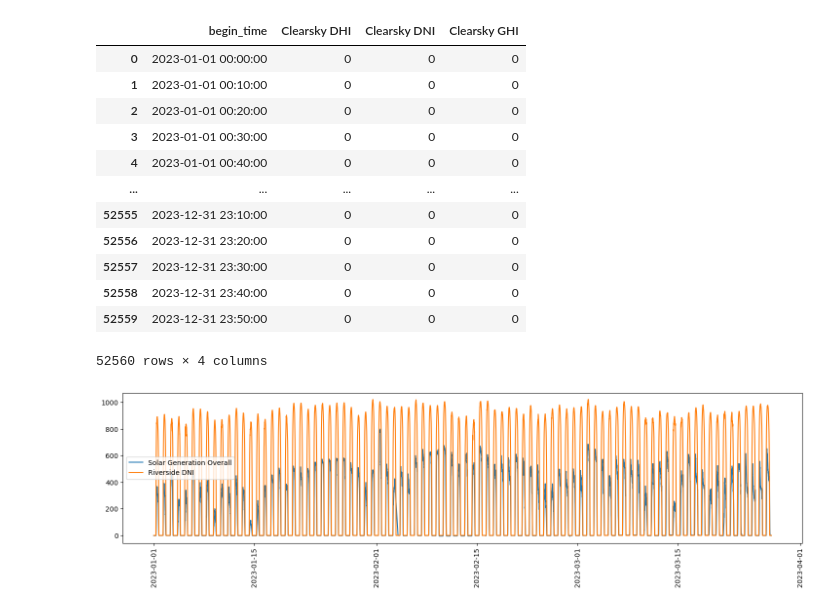
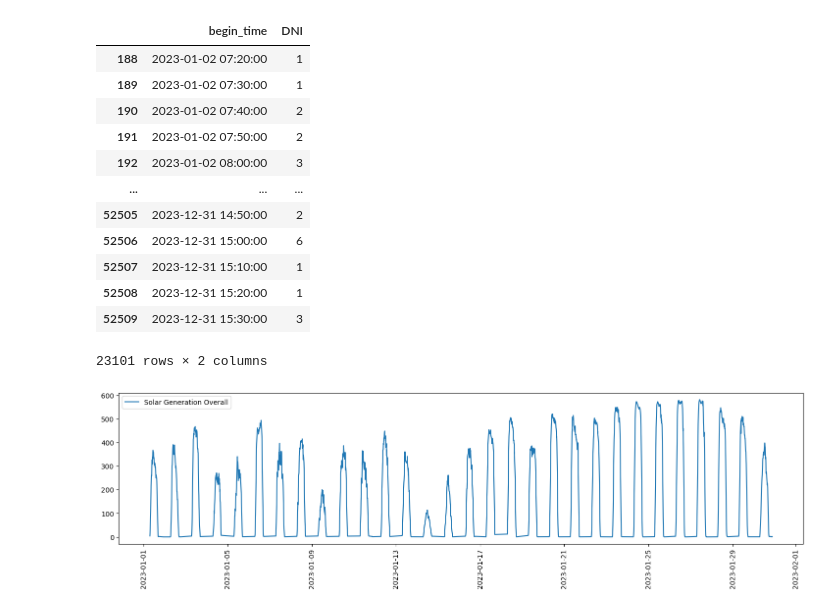
Before and after one commit to shabarishch/PowerPrices, a Jupyter notebook: Shabarish_local_main.ipynb, the cells around one changed output. Drawn from its saved outputs; the diff is of its cells as text; code cells hidden in the pictures.

```diff
--- a/Shabarish_local_main.ipynb
+++ b/Shabarish_local_main.ipynb
@@ -18,9 +18,13 @@ gendata.rename(columns={'Local Timestamp Pacific Time (Interval Beginning)':'beg
 gendata['begin_time'] = pd.to_datetime(gendata['begin_time'])
 gendata = gendata[gendata['begin_time'].apply(lambda x: x.minute % 10 == 0)]
 gendata['solar_scaled'] = gendata.apply(lambda x: x['Solar Generation (MW)']/20 , axis=1)
+gendata = gendata[gendata.apply(lambda x : x['solar_scaled']>0, axis=1)]
 
 # Solar footprints file in data folder gives areas of solar farms, Riverside county seems to have two large solar farms so selected that for sunshine data
 
-riverside_sunshine_data = pd.read_csv('Data/890384_33.98_-117.37_2023.csv', skiprows=2)
+riverside_sunshine_data = pd.read_csv('Data/riverside.csv', skiprows=2)
 riverside_sunshine_data['begin_time'] = riverside_sunshine_data.apply(lambda x: datetime.datetime(int(x['Year']), int(x['Month']), int(x['Day']), int(x['Hour']), int(x['Minute']),0) , axis=1)
+
+kings_sunshine_data = pd.read_csv('Data/kings.csv', skiprows=2)
+kings_sunshine_data['begin_time'] = kings_sunshine_data.apply(lambda x: datetime.datetime(int(x['Year']), int(x['Month']), int(x['Day']), int(x['Hour']), int(x['Minute']),0) , axis=1)
 # %%
@@ -29,32 +121,35 @@ def filter_times(df, time1, time2):
 # %%
 # DHI, DNI and GHI are different kinds of radiation
-riverside_sunshine_data[['begin_time', 'Clearsky DHI', 'Clearsky DNI', 'Clearsky GHI']]
+riverside_sunshine_data[['begin_time', 'DNI']][riverside_sunshine_data.apply(lambda x: x['DNI']>0, axis=1)]
 # %% [output]
-|  | begin_time | Clearsky DHI | Clearsky DNI | Clearsky GHI |
-| 0 | 2023-01-01 00:00:00 | 0 | 0 | 0 |
-| 1 | 2023-01-01 00:10:00 | 0 | 0 | 0 |
-| 2 | 2023-01-01 00:20:00 | 0 | 0 | 0 |
-| 3 | 2023-01-01 00:30:00 | 0 | 0 | 0 |
-| 4 | 2023-01-01 00:40:00 | 0 | 0 | 0 |
-| ... | ... | ... | ... | ... |
-| 52555 | 2023-12-31 23:10:00 | 0 | 0 | 0 |
-| 52556 | 2023-12-31 23:20:00 | 0 | 0 | 0 |
-| 52557 | 2023-12-31 23:30:00 | 0 | 0 | 0 |
-| 52558 | 2023-12-31 23:40:00 | 0 | 0 | 0 |
-| 52559 | 2023-12-31 23:50:00 | 0 | 0 | 0 |
+|  | begin_time | DNI |
+| 188 | 2023-01-02 07:20:00 | 1 |
+| 189 | 2023-01-02 07:30:00 | 1 |
+| 190 | 2023-01-02 07:40:00 | 2 |
+| 191 | 2023-01-02 07:50:00 | 2 |
+| 192 | 2023-01-02 08:00:00 | 3 |
+| ... | ... | ... |
+| 52505 | 2023-12-31 14:50:00 | 2 |
+| 52506 | 2023-12-31 15:00:00 | 6 |
+| 52507 | 2023-12-31 15:10:00 | 1 |
+| 52508 | 2023-12-31 15:20:00 | 1 |
+| 52509 | 2023-12-31 15:30:00 | 3 |
-52560 rows × 4 columns
+23101 rows × 2 columns
 # %%
 time1 = datetime.datetime(2023, 1, 1, 0, 0, 0)
-time2 = datetime.datetime(2023, 3, 28, 0, 0, 0)
+time2 = datetime.datetime(2023, 1, 31, 0, 0, 0)
 
 plt.figure(figsize=(18, 4))
 plt.plot(gendata[filter_times(gendata, time1, time2)]['begin_time'], gendata[filter_times(gendata, time1, time2)]['solar_scaled'], label='Solar Generation Overall')
 #plt.plot(pricedata[filter_times(pricedata, time1, time2)]['begin_time'], pricedata[filter_times(pricedata, time1, time2)]['NP-15 LMP'])
 #plt.plot(riverside_sunshine_data[filter_times(riverside_sunshine_data, time1, time2)]['begin_time'], riverside_sunshine_data[filter_times(riverside_sunshine_data, time1, time2)]['Clearsky DHI'], label='Riverside DHI')
-plt.plot(riverside_sunshine_data[filter_times(riverside_sunshine_data, time1, time2)]['begin_time'], riverside_sunshine_data[filter_times(riverside_sunshine_data, time1, time2)]['Clearsky DNI'], label='Riverside DNI')
+#plt.plot(riverside_sunshine_data[filter_times(riverside_sunshine_data, time1, time2)]['begin_time'], riverside_sunshine_data[filter_times(riverside_sunshine_data, time1, time2)]['DNI'], label='Riverside DNI')
 #plt.plot(riverside_sunshine_data[filter_times(riverside_sunshine_data, time1, time2)]['begin_time'], riverside_sunshine_data[filter_times(riverside_sunshine_data, time1, time2)]['Clearsky GHI'], label='Riverside GHI')
+#plt.plot(kings_sunshine_data[filter_times(kings_sunshine_data, time1, time2)]['begin_time'], kings_sunshine_data[filter_times(kings_sunshine_data, time1, time2)]['DNI'], label='Kings DNI')
+#plt.plot(kings_sunshine_data[filter_times(kings_sunshine_data, time1, time2)]['begin_time'], kings_sunshine_data[filter_times(kings_sunshine_data, time1, time2)]['Clearsky DNI'], label='Clearsky Kings DNI')
+
 plt.xticks(rotation=90)
 plt.legend()
 plt.show()
 # %% [output]
-[figure, old version]
+[figure, new version]
```
Also changed, not shown: parts of 8 cells of this notebook, 9 other files.
